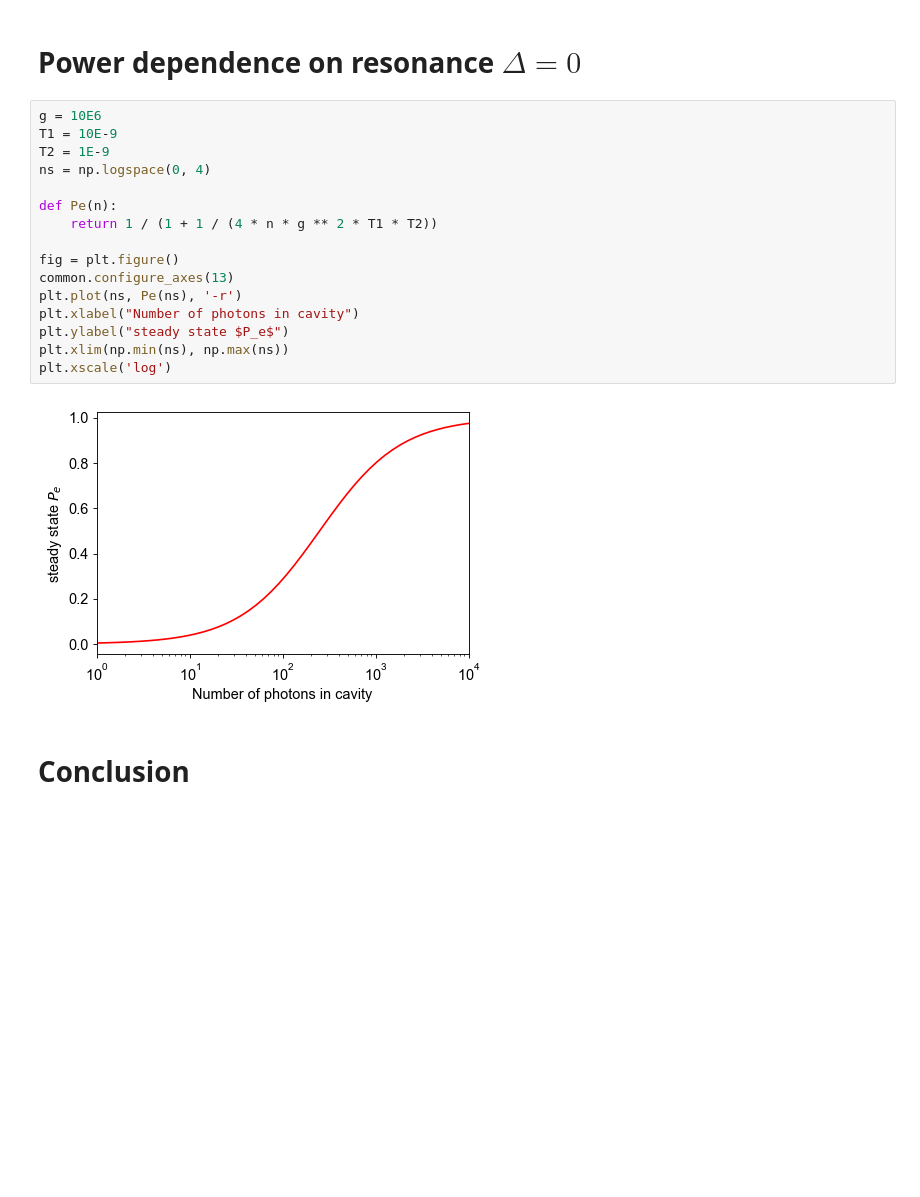
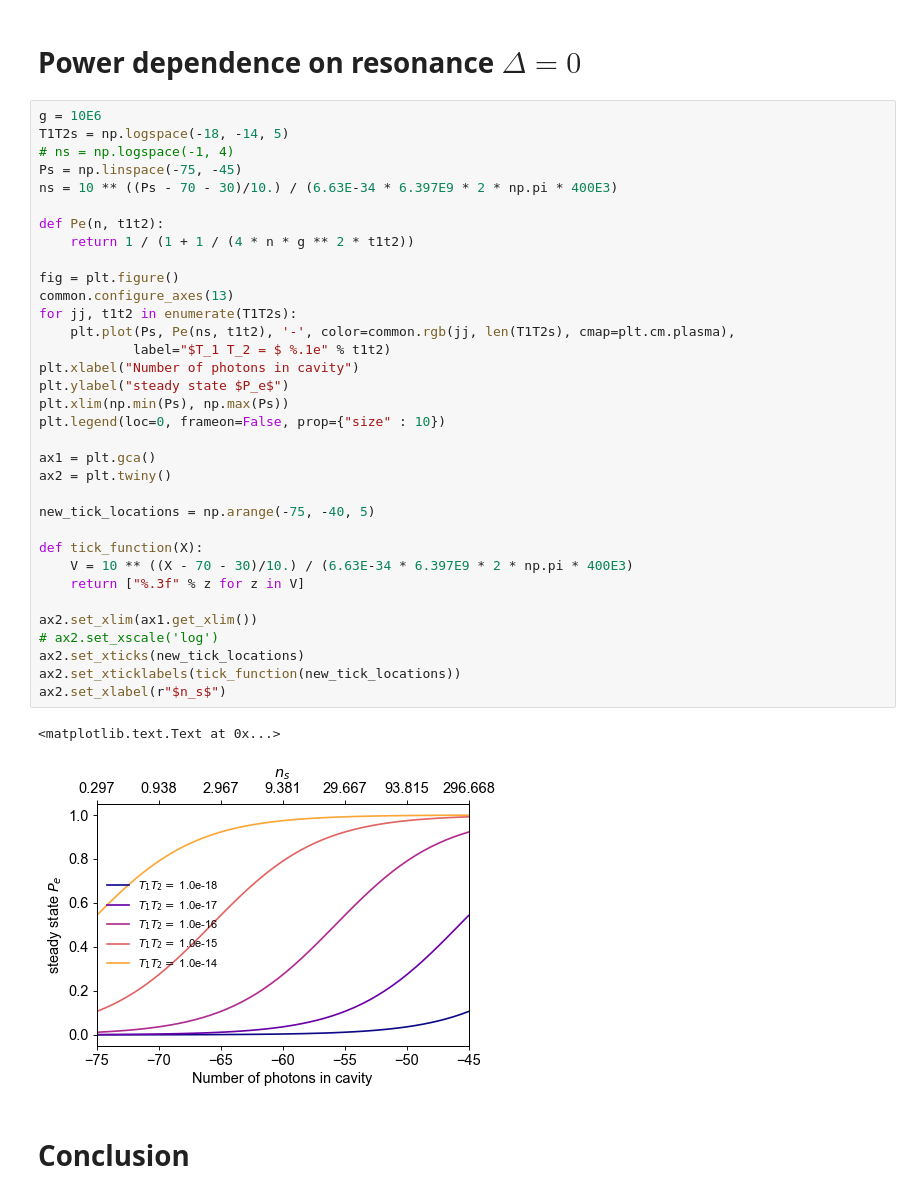
Before and after one commit to gkoolstra/ipython-notebooks, a Jupyter notebook: 20180129 - Single tone signals as function of g and gamma.ipynb, the cells around one changed output. Saved outputs shown, nothing was run; the diff lists cells and outputs as text; blank space fills up the shorter version.

```diff
--- a/20180129 - Single tone signals as function of g and gamma.ipynb
+++ b/20180129 - Single tone signals as function of g and gamma.ipynb
@@ -165,24 +165,43 @@ plt.xlim(np.min(gammas/1e6), np.max(gammas)/1e6)
 [figure]
 # %% [markdown]
 # Power dependence on resonance $\Delta = 0$
-# %%
-g = 10E6
-T1 = 10E-9
-T2 = 1E-9
-ns = np.logspace(0, 4)
-
-def Pe(n):
-    return 1 / (1 + 1 / (4 * n * g ** 2 * T1 * T2))
-
-fig = plt.figure()
-common.configure_axes(13)
-plt.plot(ns, Pe(ns), '-r')
-plt.xlabel("Number of photons in cavity")
-plt.ylabel("steady state $P_e$")
-plt.xlim(np.min(ns), np.max(ns))
-plt.xscale('log')
-# %% [output]
-[figure, removed]
+# %%
+g = 10E6
+T1T2s = np.logspace(-18, -14, 5)
+# ns = np.logspace(-1, 4)
+Ps = np.linspace(-75, -45)
+ns = 10 ** ((Ps - 70 - 30)/10.) / (6.63E-34 * 6.397E9 * 2 * np.pi * 400E3)
+
+def Pe(n, t1t2):
+    return 1 / (1 + 1 / (4 * n * g ** 2 * t1t2))
+
+fig = plt.figure()
+common.configure_axes(13)
+for jj, t1t2 in enumerate(T1T2s):
+    plt.plot(Ps, Pe(ns, t1t2), '-', color=common.rgb(jj, len(T1T2s), cmap=plt.cm.plasma),
+            label="$T_1 T_2 = $ %.1e" % t1t2)
+plt.xlabel("Number of photons in cavity")
+plt.ylabel("steady state $P_e$")
+plt.xlim(np.min(Ps), np.max(Ps))
+plt.legend(loc=0, frameon=False, prop={"size" : 10})
+
+ax1 = plt.gca()
+ax2 = plt.twiny()
+
+new_tick_locations = np.arange(-75, -40, 5)
+
+def tick_function(X):
+    V = 10 ** ((X - 70 - 30)/10.) / (6.63E-34 * 6.397E9 * 2 * np.pi * 400E3)
+    return ["%.3f" % z for z in V]
+
+ax2.set_xlim(ax1.get_xlim())
+# ax2.set_xscale('log')
+ax2.set_xticks(new_tick_locations)
+ax2.set_xticklabels(tick_function(new_tick_locations))
+ax2.set_xlabel(r"$n_s$")
+# %% [output]
+<matplotlib.text.Text at 0x...>
+[figure, added]
 # %% [markdown]
 # Conclusion
 # %% [markdown]
```
Also changed, not shown: 4 other files.
